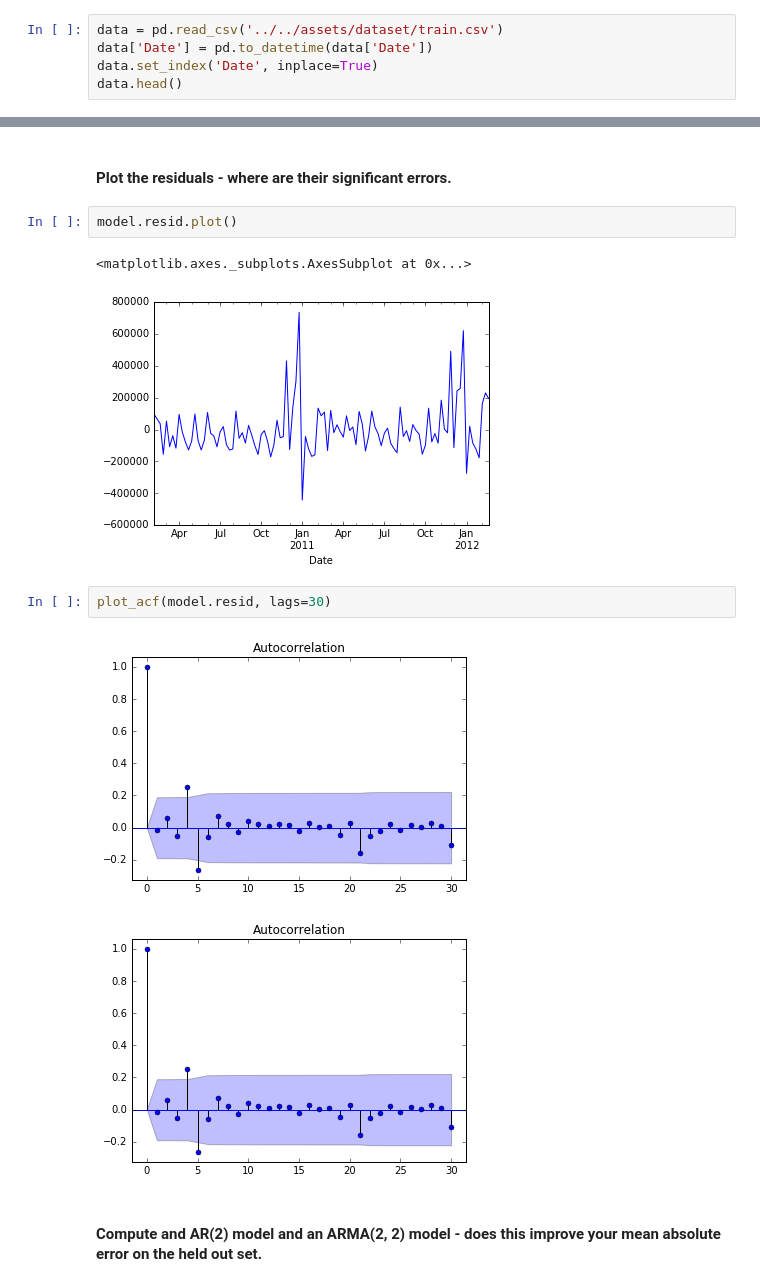
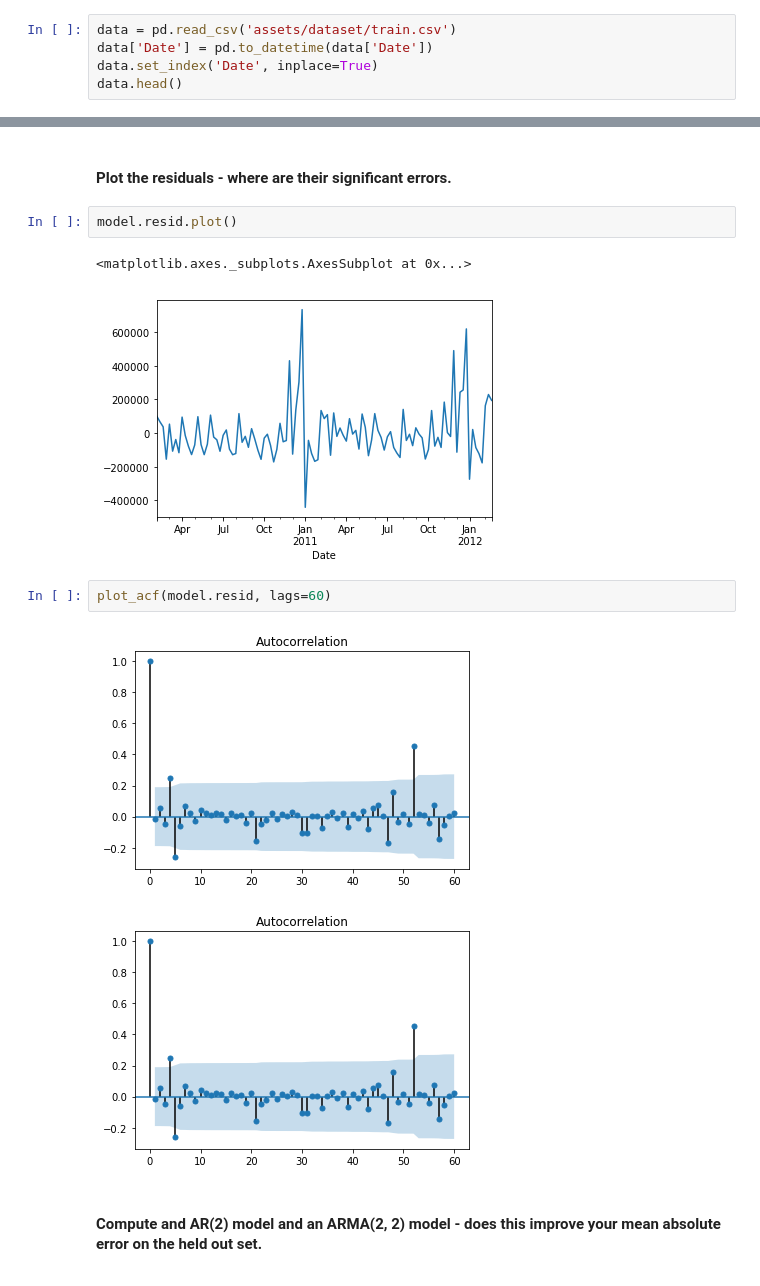
Before and after one commit to marcmeijer/BPL, a Jupyter notebook: solution-code-16.ipynb, the cells around one changed output, grey strips where cells are left out. Cells and saved outputs as stored; diff of their text form.

```diff
--- a/solution-code-16.ipynb
+++ b/solution-code-16.ipynb
@@ -20,7 +20,7 @@ The data includes:
 # %% [markdown]
 #### Loading the data and setting the DateTimeIndex
 # %%
-data = pd.read_csv('../../assets/dataset/train.csv')
+data = pd.read_csv('assets/dataset/train.csv')
 data['Date'] = pd.to_datetime(data['Date'])
 data.set_index('Date', inplace=True)
 data.head()
@@ -126,12 +148,12 @@ Roots 3.1779 +0.0000j 3.1779 0.0000
 model.resid.plot()
 # %% [output]
 <matplotlib.axes._subplots.AxesSubplot at 0x...>
-[figure, old version]
+[figure, new version]
 # %%
-plot_acf(model.resid, lags=30)
+plot_acf(model.resid, lags=60)
 # %% [output]
-[figure, old version]
+[figure, new version]
-[figure, old version]
+[figure, new version]
 # %% [markdown]
 #### Compute and AR(2) model and an ARMA(2, 2) model - does this improve your mean absolute error on the held out set.
 # %%
```
Also changed, not shown: parts of 11 cells of this notebook, 8 other files.
